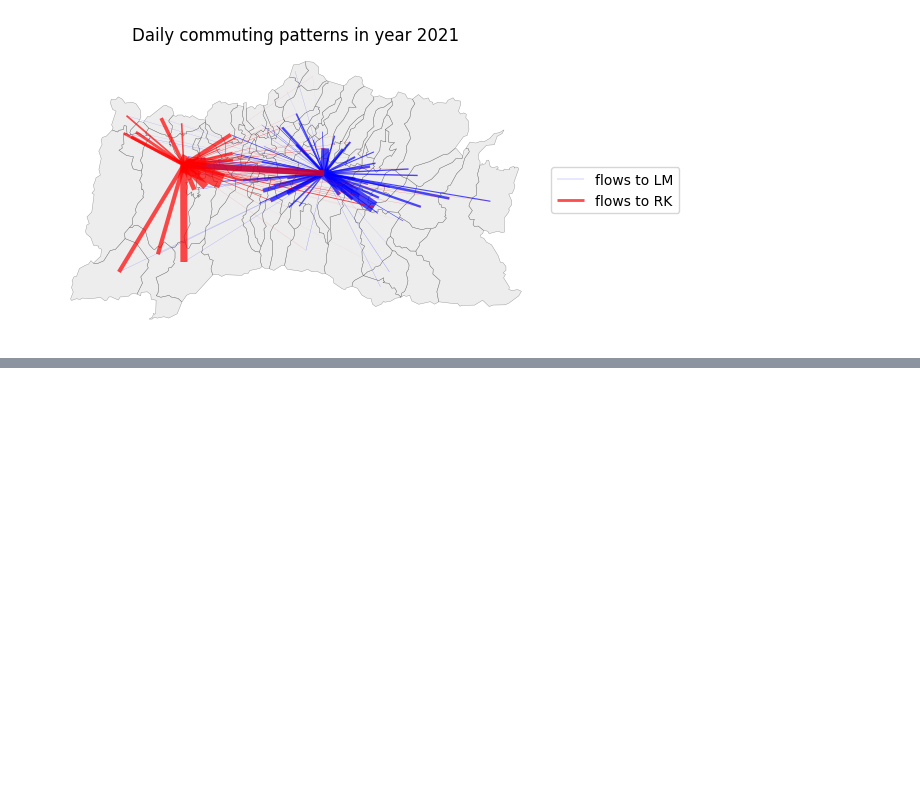
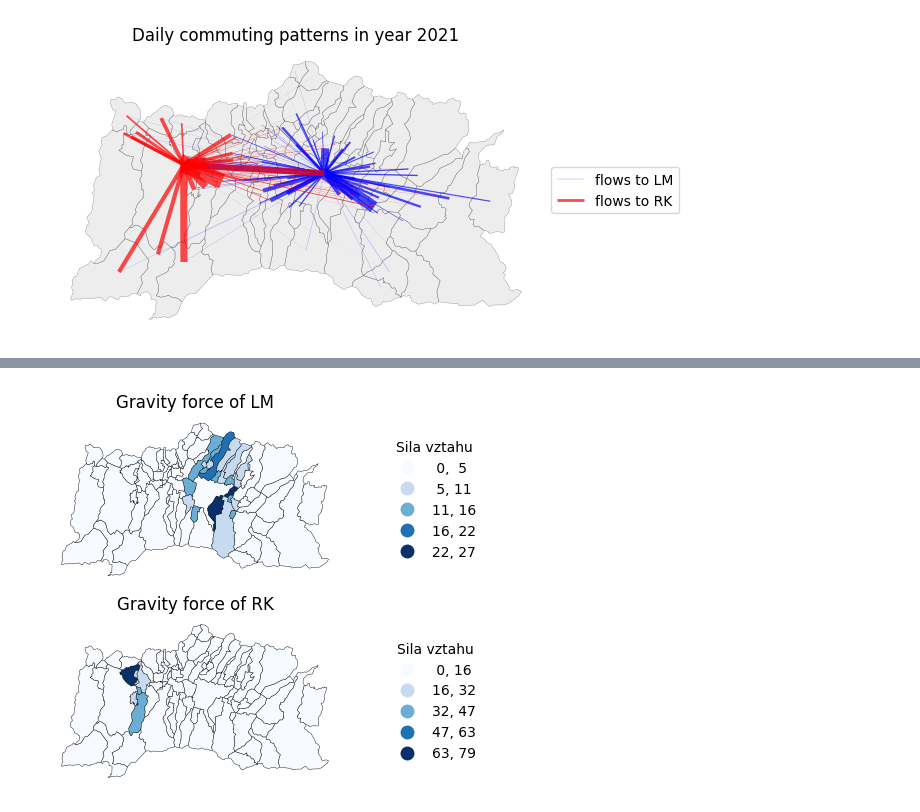
Before and after one commit to dbelohonov/maps_liptov, a Jupyter notebook: notebooks/maps.ipynb, the cells around one changed output, grey strips where cells are left out. Cells and saved outputs as stored; diff of their text form; code cells hidden in the pictures; blank space fills up the shorter version.

```diff
--- a/notebooks/maps.ipynb
+++ b/notebooks/maps.ipynb
@@ -223,0 +440,69 @@ plt.show()
+# %%
+distance = pd.read_csv(r"../data/vzdialenost_obce.csv", sep = ";")
+# print(distance)
+distance["obec_id"] = distance["obec_id"].astype(str)
+dist = tablemap2.merge(
+    distance,
+    left_on = "obecA",
+    right_on = "obec_id",
+    how = "right"
+)
+
+dist["strength"] = ((dist["pocet_dochadzajucich"]/dist["spolu"]*100)/dist["vzdialenost_km"]**2)*10
+# dist.to_csv("../data/test1.csv")
+dist_lm = (
+    dist[dist["mesto_id"] == 510262]
+).replace(np.inf, 0, inplace = False)
+dist_rk = (
+    dist[dist["mesto_id"] == 510998]
+).replace(np.inf, 0, inplace = False)
+print(dist_rk)
+plt.figure(figsize = (11.69, 8.27))
+# Gravity force of LM
+plt.subplot(2, 1, 1)
+dist_lm["interval"] = pd.cut(dist_lm["strength"], bins = 5, labels = False)
+dist_lm.plot(
+    ax = plt.gca(),
+    column = "strength",
+    cmap = "Blues",
+    legend = True,
+    edgecolor = "black",
+    linewidth = 0.3,
+    scheme = "equalinterval",
+    k = 5,
+    legend_kwds = {
+        "title": "Sila vztahu",
+        "loc": "right",
+        "fmt": "{:.0f}",
+        "frameon": False,
+        "bbox_to_anchor": (1.5, 0.5)
+    }
+)
+plt.title("Gravity force of LM")
+plt.axis(False)
+
+# Gravity force of RK
+plt.subplot(2, 1, 2)
+dist_rk["interval"] = pd.cut(dist_rk["strength"], bins = 5, labels = False)
+dist_rk.plot(
+    ax = plt.gca(),
+    column = "strength",
+    cmap = "Blues",
+    legend = True,
+    edgecolor = "black",
+    linewidth = 0.3,
+    scheme = "equalinterval",
+    k = 5,
+    legend_kwds = {
+        "title": "Sila vztahu",
+        "loc": "right",
+        "fmt": "{:.0f}",
+        "frameon": False,
+        "bbox_to_anchor": (1.5, 0.5)
+    }
+)
+plt.title("Gravity force of RK")
+plt.axis(False)
+plt.savefig("../result_maps/test_LM_RK_4.pdf", format = "pdf", dpi = 300, bbox_inches = "tight")
+plt.show()
+# %% [output]
@@ -223,0 +526 @@ plt.show()
+[figure, added]
```
Also changed, not shown: parts of 4 cells of this notebook, 10 other files.
